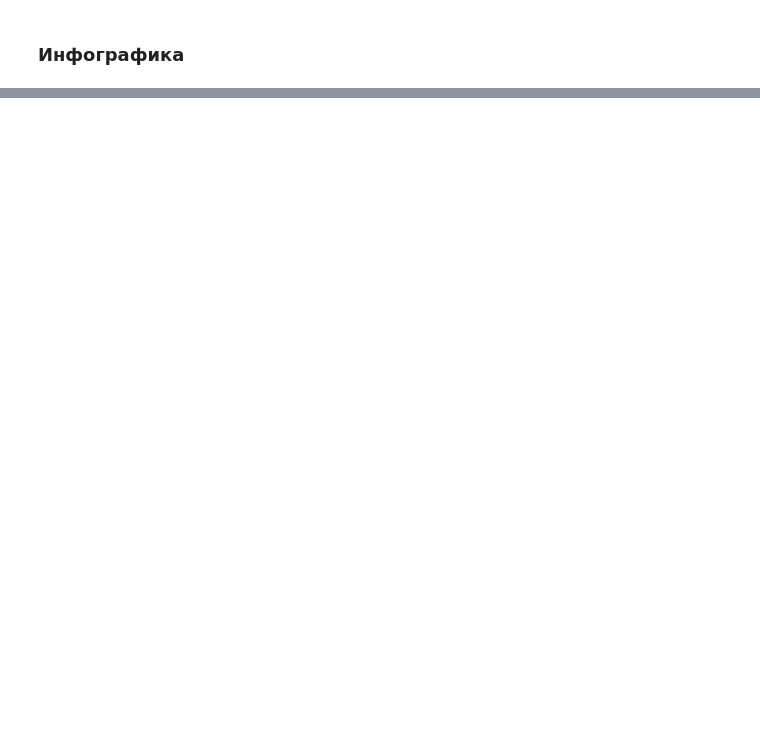
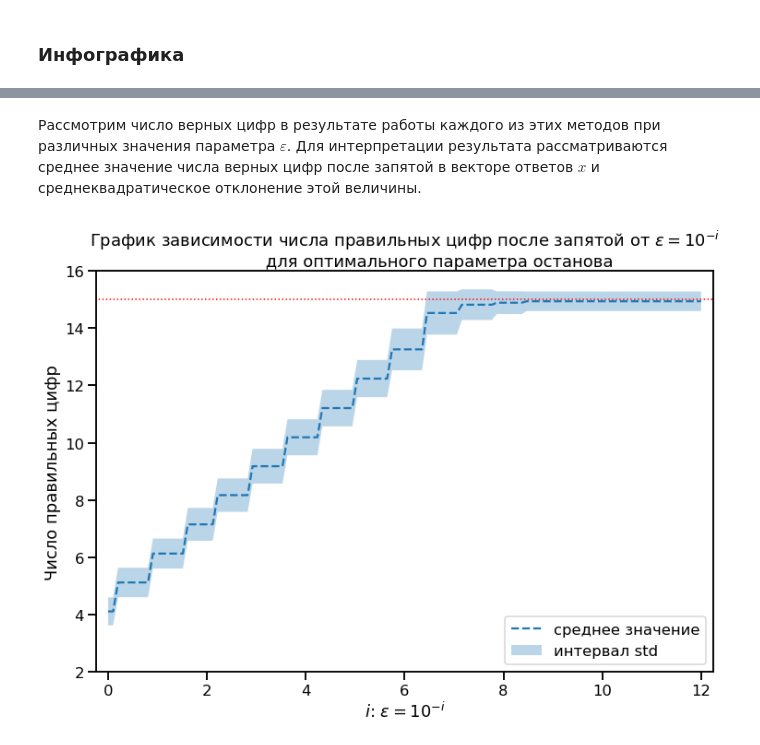
Before and after one commit to alexey-grigorev/Comp_Math, a Jupyter notebook: task_2.ipynb, the cells around one changed output, grey strips where cells are left out. Drawn from its saved outputs; the diff is of its cells as text; code cells hidden in the pictures; blank space fills up the shorter version.

```diff
--- a/task_2.ipynb
+++ b/task_2.ipynb
@@ -164,0 +290,2 @@ _Комментарий:_
+# %% [markdown]
+Рассмотрим число верных цифр в результате работы каждого из этих методов при различных значения параметра $\varepsilon$. Для интерпретации результата рассматриваются среднее значение числа верных цифр после запятой в векторе ответов $x$ и среднеквадратическое отклонение этой величины.
@@ -164,0 +297,47 @@ _Комментарий:_
+# %%
+true_x = np.linalg.solve(A, b)
+# %%
+epss = [10**(-i) for i in np.linspace(0, 12, 120)]
+# optimal
+optimal, discrepancy = True, False
+opt_coincides = list()
+for eps in epss:
+    res = seidel(A, b, optimal, discrepancy=discrepancy,\
+                    max_iteration=100, eps=eps, verbose=False)
+    opt_coincides.append(right_digits(res, true_x))
+
+# delta
+optimal, discrepancy = False, False
+delta_coincides = list()
+for eps in epss:
+    res = seidel(A, b, optimal, discrepancy=discrepancy,\
+                    max_iteration=100, eps=eps, verbose=False)
+    delta_coincides.append(right_digits(res, true_x))
+
+# discrepancy
+coin_epss = epss[:]
+optimal, discrepancy = False, True
+coin_coincides = list()
+for eps in coin_epss:
+    res = seidel(A, b, optimal, discrepancy=discrepancy,\
+                    max_iteration=100, eps=eps, verbose=False)
+    coin_coincides.append(right_digits(res, true_x))
+# %%
+xs = np.linspace(0, 12, 120)
+ys = [x[0] for x in opt_coincides]
+top_border = [x[0] + x[1] for x in opt_coincides]
+low_border = list(reversed([x[0] - x[1] for x in opt_coincides]))
+
+plt.figure(figsize=(12, 8))
+plt.ylim((2, 16))
+plt.xlim((-0.25, 12.25))
+plt.xlabel('$i$: $\epsilon=10^{-i}$')
+plt.ylabel('Число правильных цифр')
+plt.title('''График зависимости числа правильных цифр после запятой от $\epsilon=10^{-i}$
+             для оптимального параметра останова''')
+plt.plot(xs, ys, linestyle='--', label='среднее значение');
+plt.plot([-1, 13], [15, 15], ':', c='red', lw=1.5)
+plt.fill(list(xs)+list(reversed(xs)), top_border+low_border, alpha=0.3, label='интервал std');
+plt.legend(loc=4);
+# %% [output]
+[figure, added]
```
Also changed, not shown: parts of 42 cells of this notebook.
